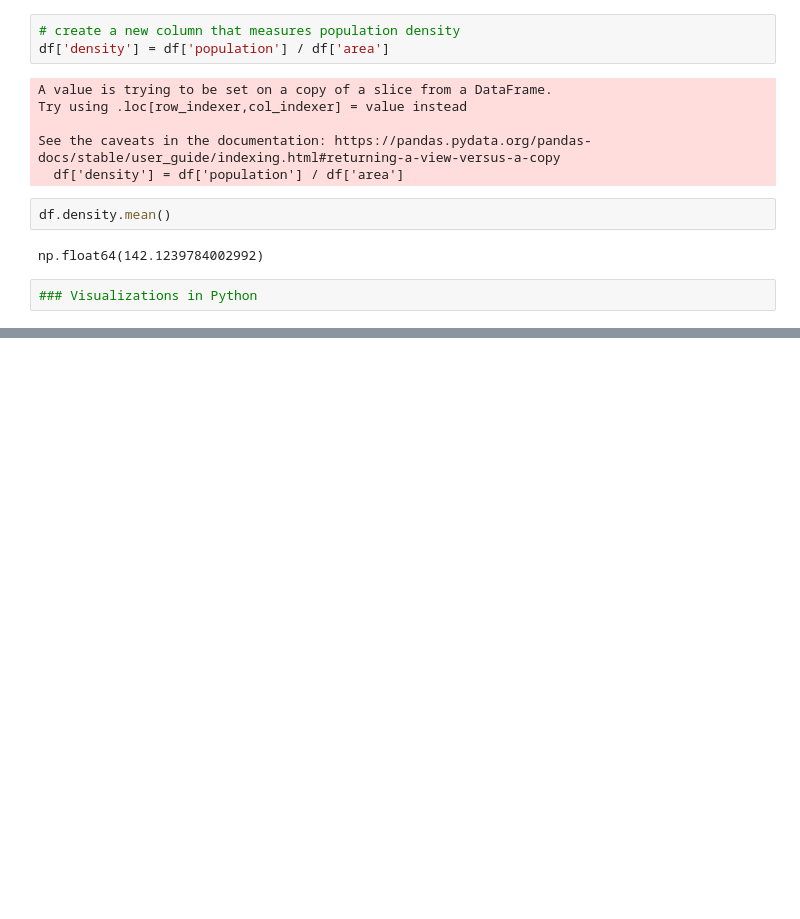
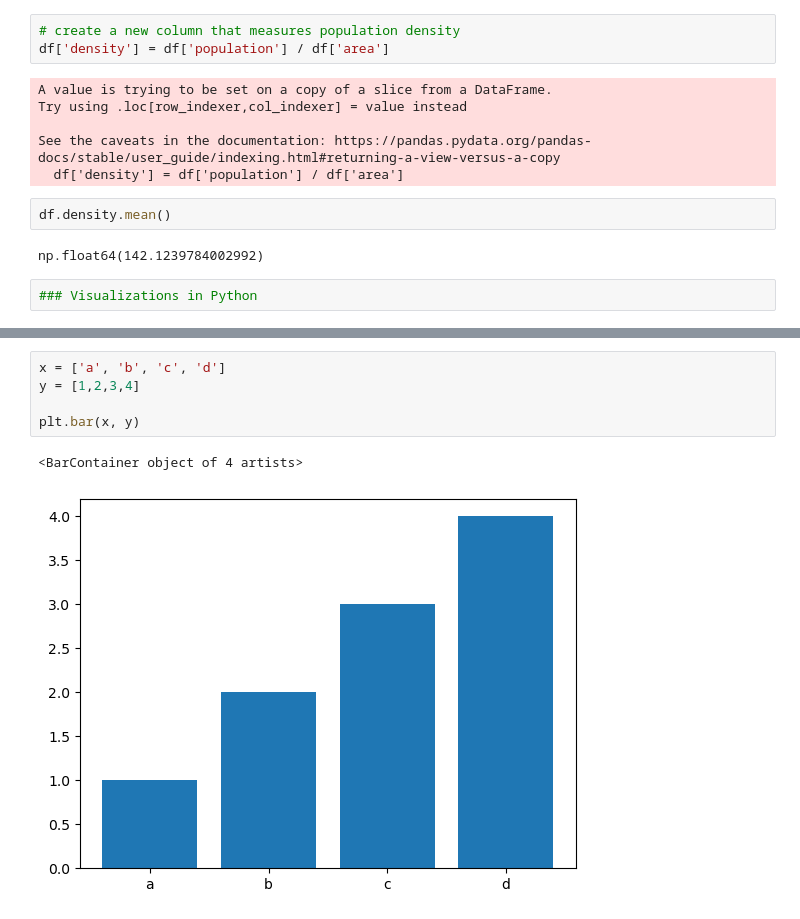
Before and after one commit to gkbichara/Programming-Tools, a Jupyter notebook: Lecture-15/notebook.ipynb, the cells around one changed output, grey strips where cells are left out. Cells and saved outputs as stored; diff of their text form; blank space fills up the shorter version.

```diff
--- a/Lecture-15/notebook.ipynb
+++ b/Lecture-15/notebook.ipynb
@@ -163,0 +200,8 @@ ModuleNotFoundError: No module named 'matplotlib'
+# %%
+x = ['a', 'b', 'c', 'd']
+y = [1,2,3,4]
+
+plt.bar(x, y)
+# %% [output]
+<BarContainer object of 4 artists>
+[figure, added]
```
Also changed, not shown: parts of 8 cells of this notebook.
